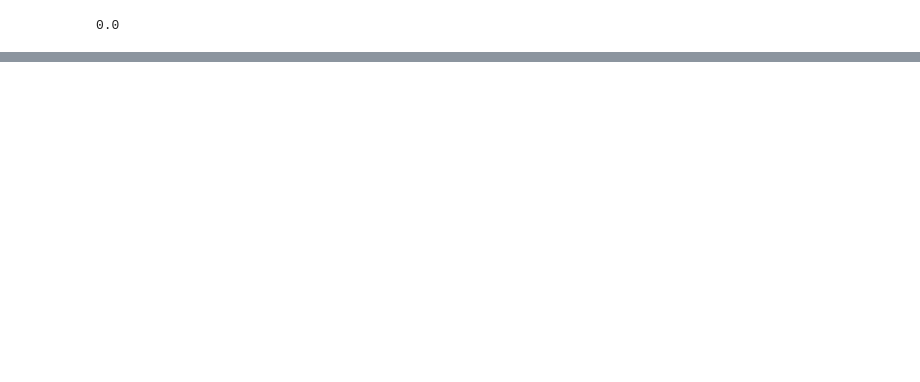
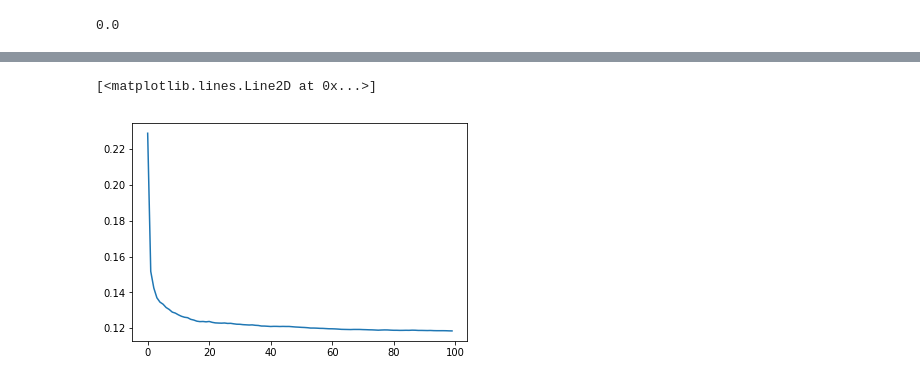
Before and after one commit to ania4data/PyTorch_projects, a Jupyter notebook: Siamese_network/siameye1.ipynb, the cells around one changed output, grey strips where cells are left out. Drawn from its saved outputs; the diff is of its cells as text; code cells hidden in the pictures; blank space fills up the shorter version.

```diff
--- a/Siamese_network/siameye1.ipynb
+++ b/Siamese_network/siameye1.ipynb
@@ -250,0 +381,5 @@ class ContrastiveLoss(torch.nn.Module):
+# %%
+plt.plot(avg_loss_)
+# %% [output]
+[<matplotlib.lines.Line2D at 0x...>]
+[figure, added]
```
Also changed, not shown: parts of 16 cells of this notebook, 5 other files.
